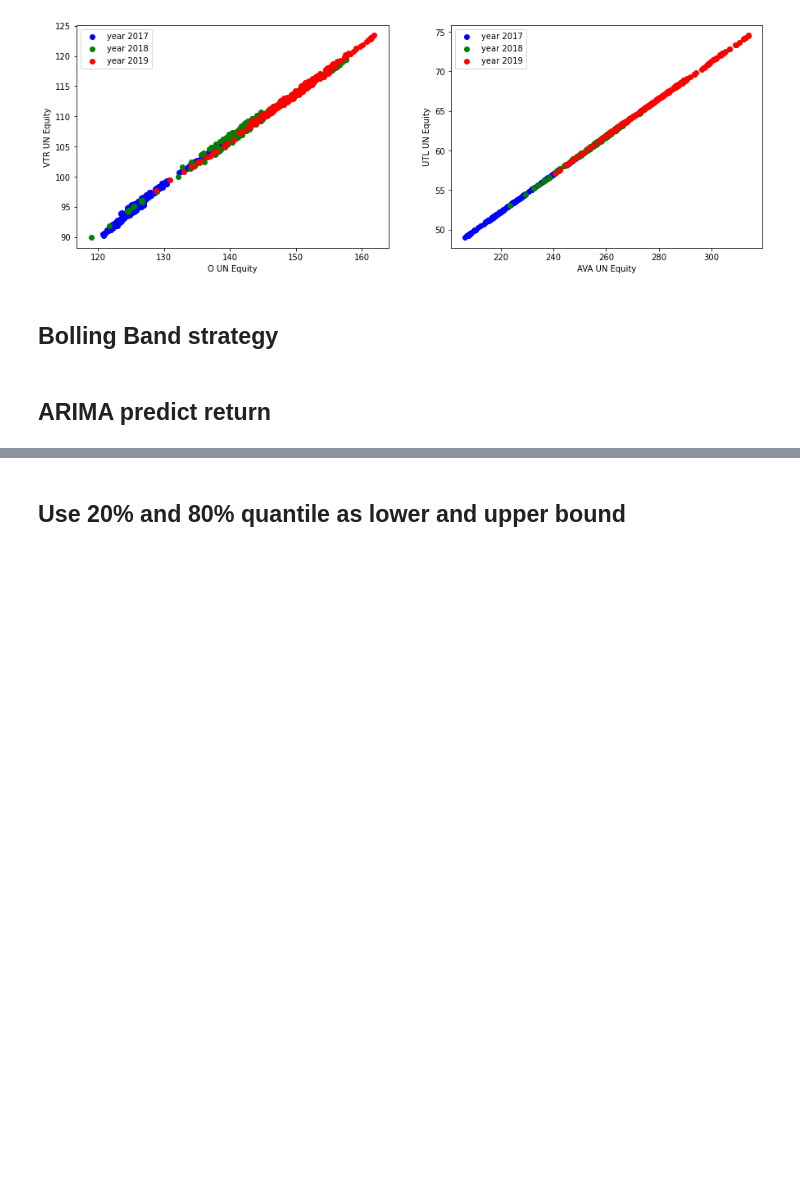
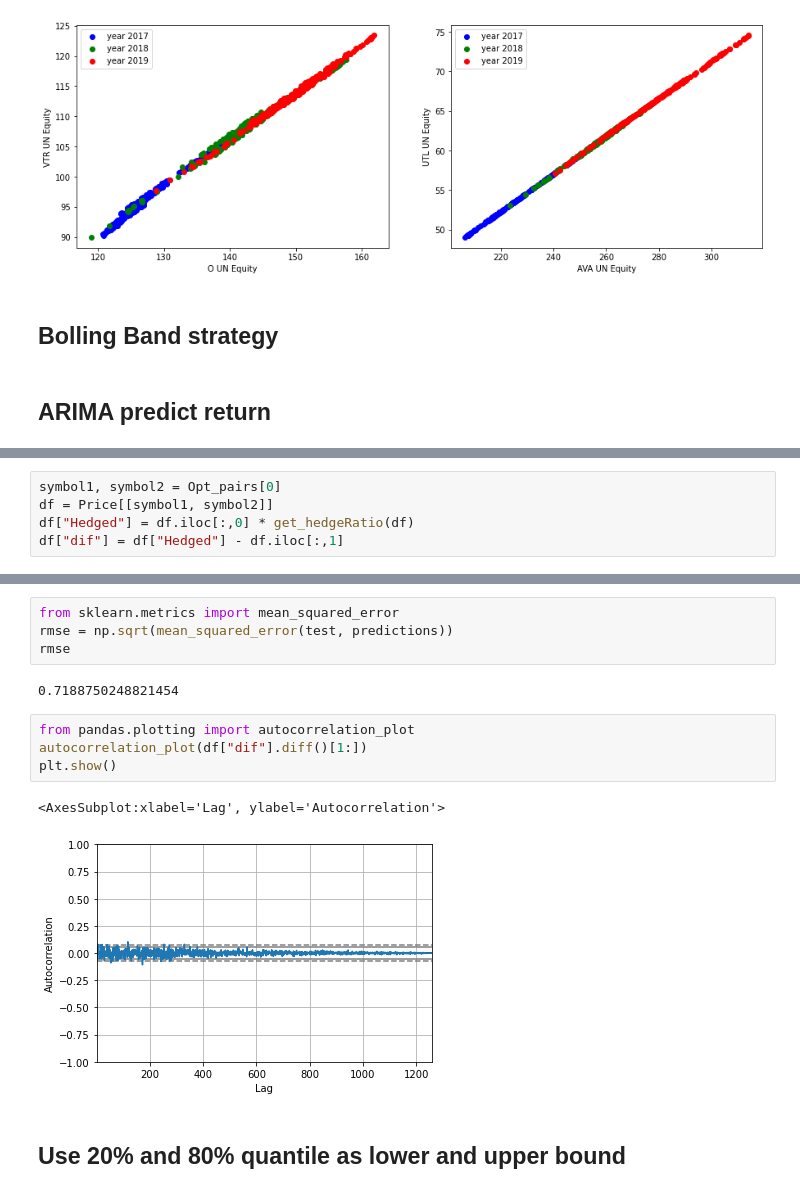
Before and after one commit to yatingchen99/PairTrading7121, a Jupyter notebook: pairTrading.ipynb, the cells around one changed output, grey strips where cells are left out. Cells and saved outputs as stored; diff of their text form; blank space fills up the shorter version.

```diff
--- a/pairTrading.ipynb
+++ b/pairTrading.ipynb
@@ -235,0 +220,5 @@ Price
+# %%
+symbol1, symbol2 = Opt_pairs[0]
+df = Price[[symbol1, symbol2]]
+df["Hedged"] = df.iloc[:,0] * get_hedgeRatio(df)
+df["dif"] = df["Hedged"] - df.iloc[:,1]
@@ -236,2 +359,15 @@ Price
+# %%
+from sklearn.metrics import mean_squared_error
+rmse = np.sqrt(mean_squared_error(test, predictions))
+rmse
+# %% [output]
+0.7188750248821454
+# %%
+from pandas.plotting import autocorrelation_plot
+autocorrelation_plot(df["dif"].diff()[1:])
+plt.show()
+# %% [output]
+<AxesSubplot:xlabel='Lag', ylabel='Autocorrelation'>
+[figure, added]
 # %% [markdown]
 ## Use 20% and 80% quantile as lower and upper bound
```
Also changed, not shown: parts of 11 cells of this notebook.
